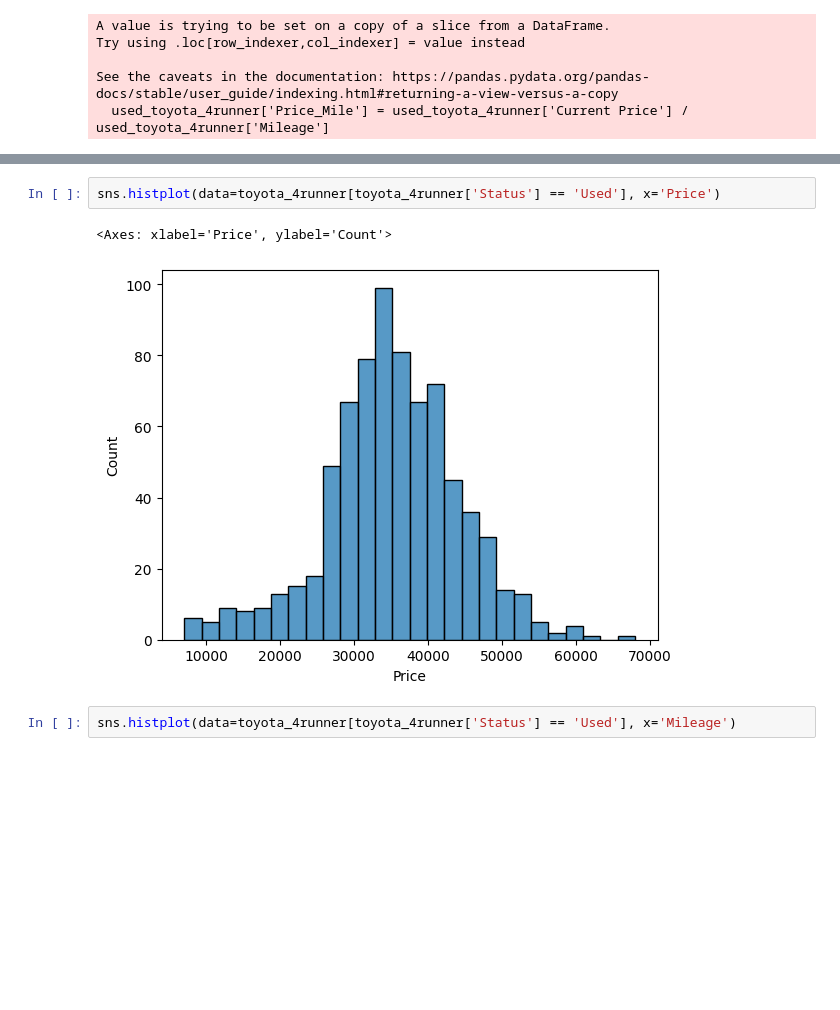
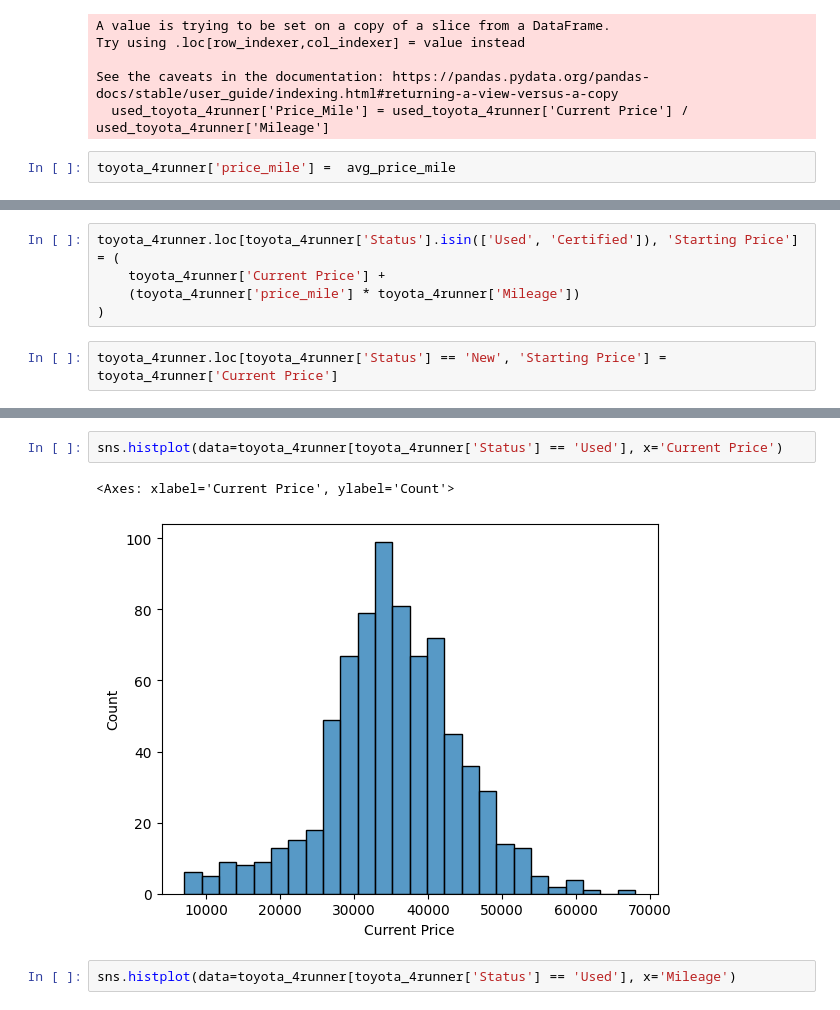
Before and after one commit to mglissmann/usa_car_sale_prices, a Jupyter notebook: analysis.ipynb, the cells around one changed output, grey strips where cells are left out. Saved outputs shown, nothing was run; the diff lists cells and outputs as text; blank space fills up the shorter version.

```diff
--- a/analysis.ipynb
+++ b/analysis.ipynb
@@ -217,3 +223,5 @@ Try using .loc[row_indexer,col_indexer] = value instead
 
 See the caveats in the documentation: https://pandas.pydata.org/pandas-docs/stable/user_guide/indexing.html#returning-a-view-versus-a-copy
   used_toyota_4runner['Price_Mile'] = used_toyota_4runner['Current Price'] / used_toyota_4runner['Mileage']
+# %%
+toyota_4runner['price_mile'] =  avg_price_mile
@@ -219,0 +247,7 @@ See the caveats in the documentation: https://pandas.pydata.org/pandas-docs/stab
+# %%
+toyota_4runner.loc[toyota_4runner['Status'].isin(['Used', 'Certified']), 'Starting Price'] = (
+    toyota_4runner['Current Price'] +
+    (toyota_4runner['price_mile'] * toyota_4runner['Mileage'])
+)
+# %%
+toyota_4runner.loc[toyota_4runner['Status'] == 'New', 'Starting Price'] = toyota_4runner['Current Price']
@@ -220,8 +270,8 @@ See the caveats in the documentation: https://pandas.pydata.org/pandas-docs/stab
 # %%
-sns.histplot(data=toyota_4runner[toyota_4runner['Status'] == 'Used'], x='Price')
+sns.histplot(data=toyota_4runner[toyota_4runner['Status'] == 'Used'], x='Current Price')
 # %% [output]
-<Axes: xlabel='Price', ylabel='Count'>
+<Axes: xlabel='Current Price', ylabel='Count'>
-[figure, old version]
+[figure, new version]
 # %%
 sns.histplot(data=toyota_4runner[toyota_4runner['Status'] == 'Used'], x='Mileage')
 # %% [output]
```
Also changed, not shown: parts of 13 cells of this notebook.
